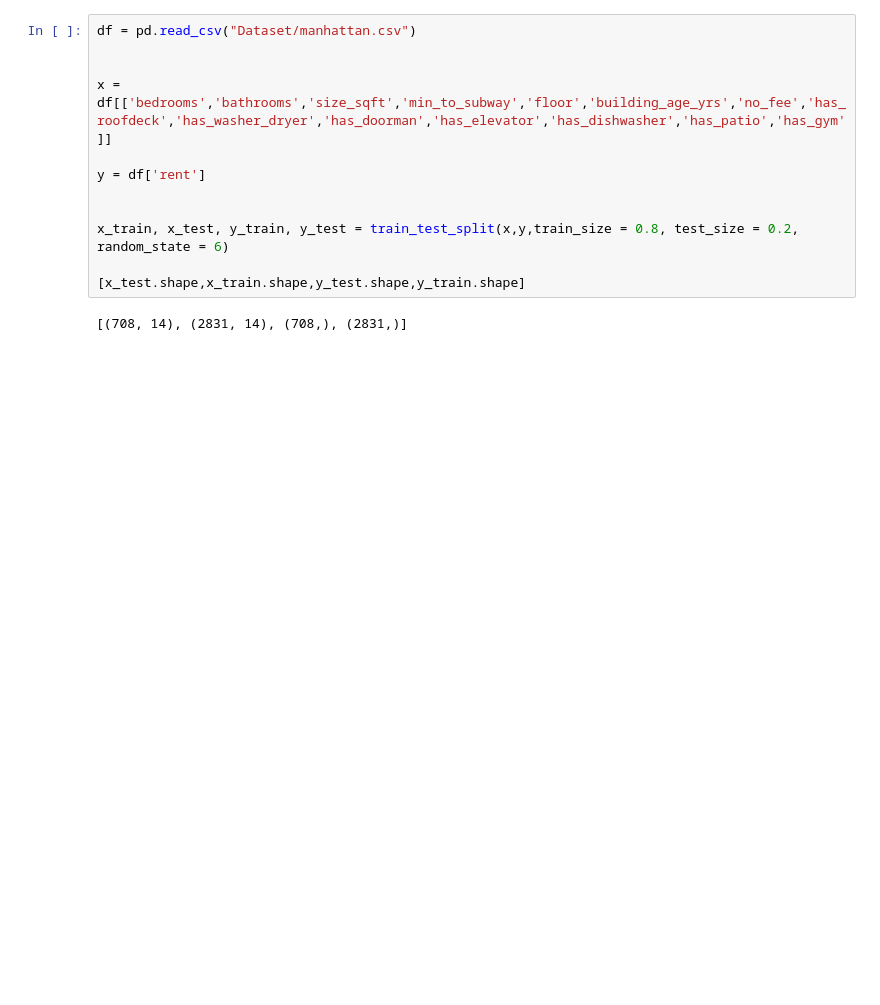
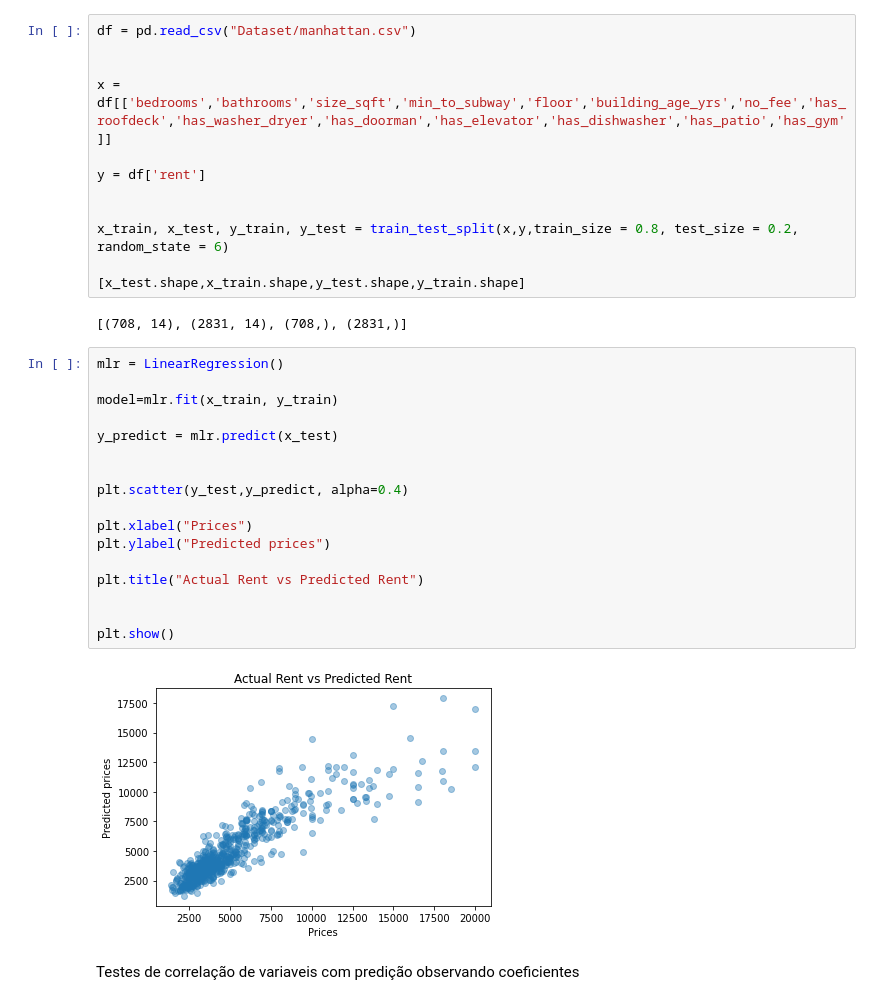
Before and after one commit to venerass/Regressao_Linear_Multipla, a Jupyter notebook: main.ipynb, the cells around one changed output. Saved outputs shown, nothing was run; the diff lists cells and outputs as text; blank space fills up the shorter version.

Commit message:
Visualizing the prediction data, the variables correlation and the prediction score

```diff
--- a/main.ipynb
+++ b/main.ipynb
@@ -21,3 +22,24 @@ x_train, x_test, y_train, y_test = train_test_split(x,y,train_size = 0.8, test_s
 [x_test.shape,x_train.shape,y_test.shape,y_train.shape]
 # %% [output]
 [(708, 14), (2831, 14), (708,), (2831,)]
+# %%
+mlr = LinearRegression()
+
+model=mlr.fit(x_train, y_train)
+
+y_predict = mlr.predict(x_test)
+
+
+plt.scatter(y_test,y_predict, alpha=0.4)
+
+plt.xlabel("Prices")
+plt.ylabel("Predicted prices")
+
+plt.title("Actual Rent vs Predicted Rent")
+
+
+plt.show()
+# %% [output]
+[figure, added]
+# %% [markdown]
+Testes de correlação de variaveis com predição observando coeficientes
```
Also changed, not shown: parts of 5 cells of this notebook.
